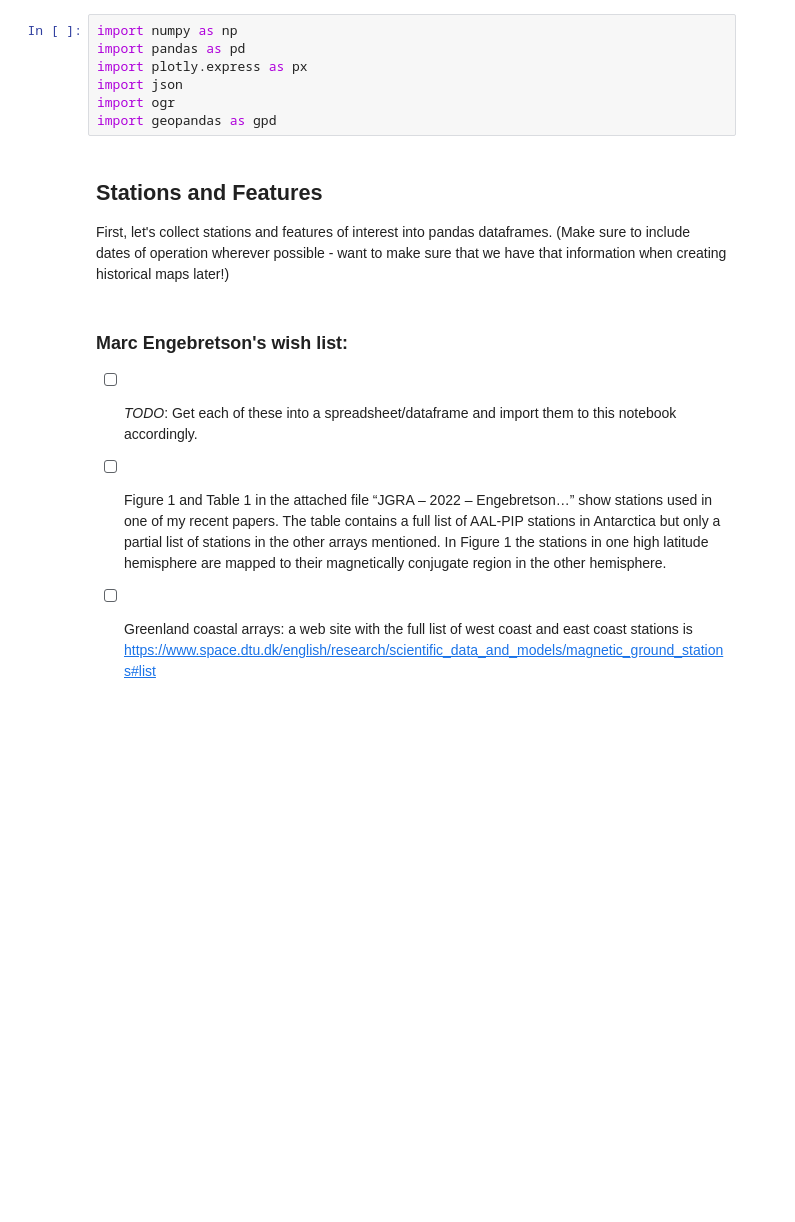
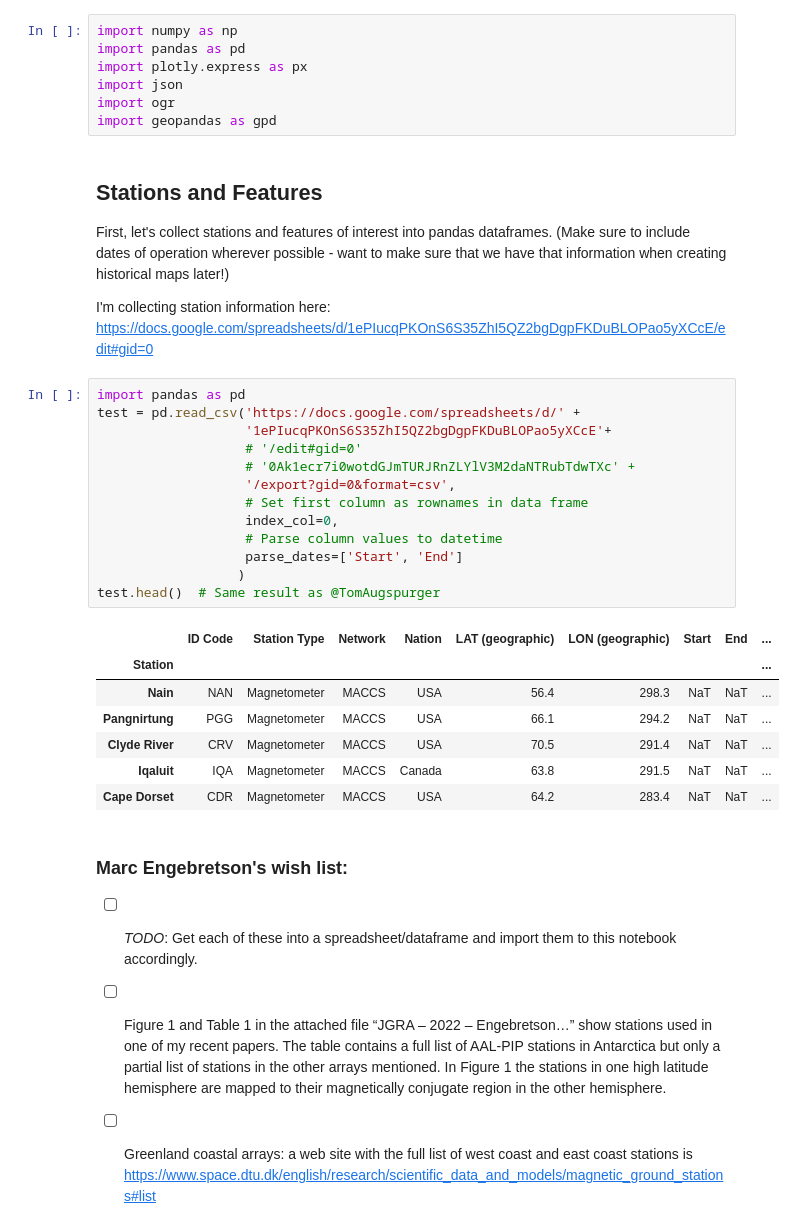
Before and after one commit to KCollins/conjugate_map, a Jupyter notebook: ConjugateMap.ipynb, the cells around one changed output. Cells and saved outputs as stored; diff of their text form; blank space fills up the shorter version.

Commit message:
Started a Google Sheet of stations so that it's easier to share the list with others; also added code to load this sheet into the notebook as a pandas dataframe.

```diff
--- a/ConjugateMap.ipynb
+++ b/ConjugateMap.ipynb
@@ -13,6 +13,29 @@ import geopandas as gpd
 # %% [markdown]
 ## Stations and Features
 First, let's collect stations and features of interest into pandas dataframes. (Make sure to include dates of operation wherever possible - want to make sure that we have that information when creating historical maps later!)
+
+I'm collecting station information here: https://docs.google.com/spreadsheets/d/1ePIucqPKOnS6S35ZhI5QZ2bgDgpFKDuBLOPao5yXCcE/edit#gid=0
+# %%
+import pandas as pd
+test = pd.read_csv('https://docs.google.com/spreadsheets/d/' +
+                   '1ePIucqPKOnS6S35ZhI5QZ2bgDgpFKDuBLOPao5yXCcE'+
+                   # '/edit#gid=0'
+                   # '0Ak1ecr7i0wotdGJmTURJRnZLYlV3M2daNTRubTdwTXc' +
+                   '/export?gid=0&format=csv',
+                   # Set first column as rownames in data frame
+                   index_col=0,
+                   # Parse column values to datetime
+                   parse_dates=['Start', 'End']
+                  )
+test.head()  # Same result as @TomAugspurger
+# %% [output]
+|  | ID Code | Station Type | Network | Nation | LAT (geographic) | LON (geographic) | Start | End | ... |
+| Station |  |  |  |  |  |  |  |  | ... |
+| Nain | NAN | Magnetometer | MACCS | USA | 56.4 | 298.3 | NaT | NaT | ... |
+| Pangnirtung | PGG | Magnetometer | MACCS | USA | 66.1 | 294.2 | NaT | NaT | ... |
+| Clyde River | CRV | Magnetometer | MACCS | USA | 70.5 | 291.4 | NaT | NaT | ... |
+| Iqaluit | IQA | Magnetometer | MACCS | Canada | 63.8 | 291.5 | NaT | NaT | ... |
+| Cape Dorset | CDR | Magnetometer | MACCS | USA | 64.2 | 283.4 | NaT | NaT | ... |
 # %% [markdown]
 ### Marc Engebretson's wish list:
 
```
